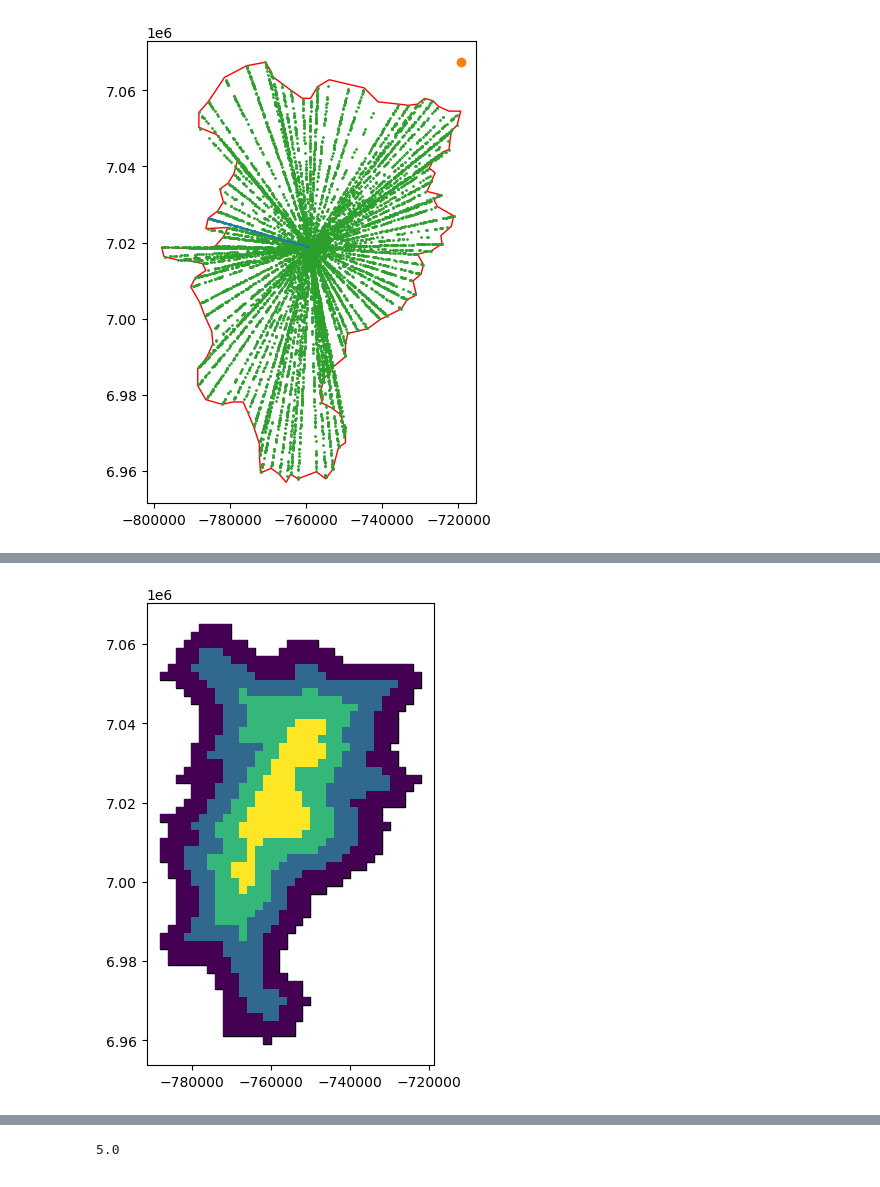
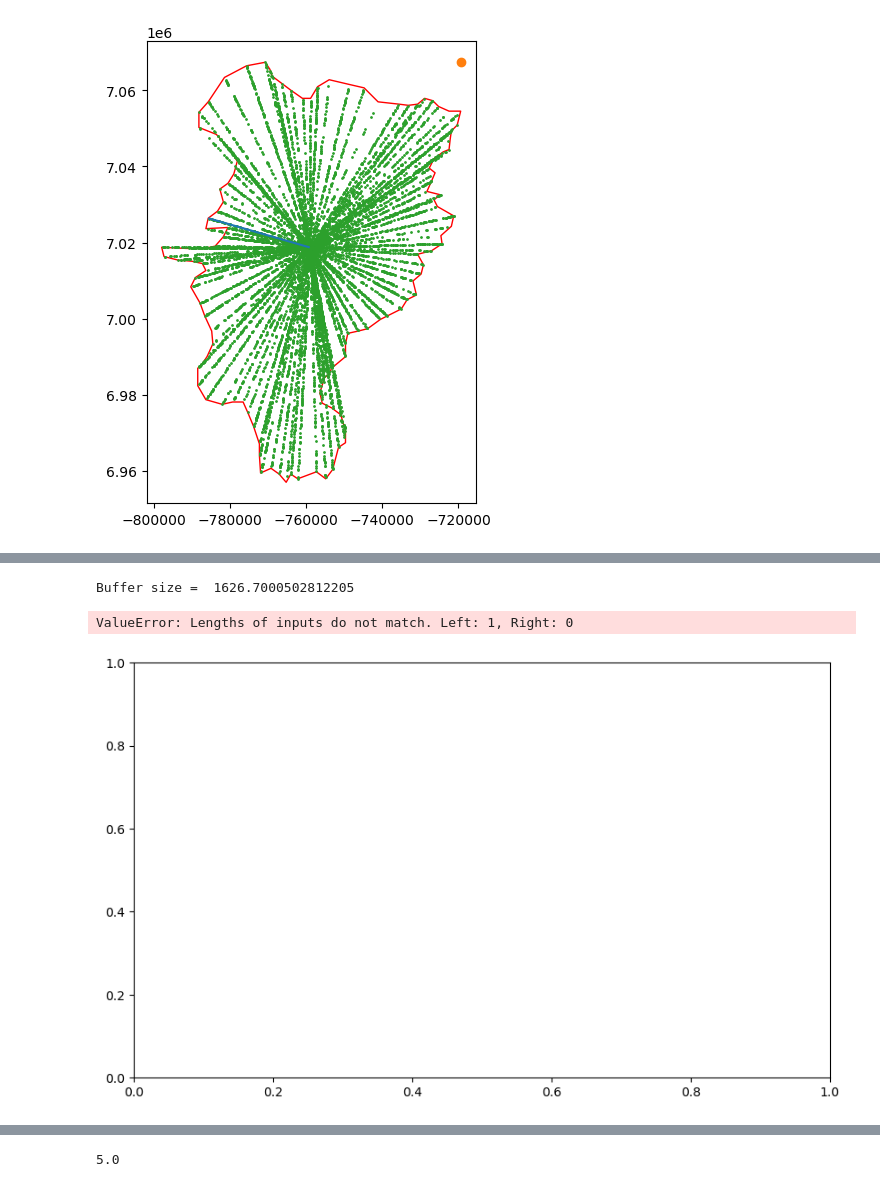
Before and after one commit to paddeaux/radian, a Jupyter notebook: radian_testing.ipynb, the cells around one changed output, grey strips where cells are left out. Drawn from its saved outputs; the diff is of its cells as text; code cells hidden in the pictures.

```diff
--- a/radian_testing.ipynb
+++ b/radian_testing.ipynb
@@ -390,5 +390,5 @@ poly_4_wkt = 'Polygon ((22.11315279161000547 -25.09231820047121886, 21.627181749
 polygon_4 = shapely.wkt.loads(poly_4_wkt)
-poly_kildare = gpd.read_file("scenarios/kildare/kildare.geojson")['geometry'][0]
+poly_kildare = gpd.read_file("scenarios/glasgow/2579.geojson")#['geometry'][0]
 
 to_triangles(poly_kildare)
 # %% [output]
@@ -420,6 +419,17 @@ def create_raster_grid(file_dir='scenarios/kildare/kildare.geojson',size_in_km=1
 
     # Get minX, minY, maxX, maxY
     minX, minY, maxX, maxY = total_bounds
+
+    # Determine size of buffer
+    poly_width = maxX-minX
+    poly_height = maxY-minY
+
+    if poly_width > poly_height:
+        buffer_size = poly_width/22
+    else:
+        buffer_size = poly_height/22
+
+    print("Buffer size = ", buffer_size)
 
     # Create a fishnet
     x, y = (minX, minY)
@@ -453,13 +463,13 @@ def create_raster_grid(file_dir='scenarios/kildare/kildare.geojson',size_in_km=1
         fishnet_dist.to_file(f"scenarios/kildare/fishnet_distances.geojson")
 
 
-    poly_buffer1 =  poly.buffer(-5000, join_style=2)
+    poly_buffer1 =  poly.buffer(-buffer_size, join_style=2)
     buffer1 = poly_buffer1.contains(poly_raster)
 
-    poly_buffer2 =  poly_buffer1.buffer(-5000, join_style=2)
+    poly_buffer2 =  poly_buffer1.buffer(-buffer_size, join_style=2)
     buffer2 = poly_buffer2.contains(poly_raster)
 
-    poly_buffer3 =  poly_buffer2.buffer(-5000, join_style=2)
+    poly_buffer3 =  poly_buffer2.buffer(-buffer_size, join_style=2)
     buffer3 = poly_buffer3.contains(poly_raster)
 
     raster_A = poly_raster[(buffer1==False) & (buffer2==False) & (buffer3==False)]
@@ -473,12 +483,12 @@ def create_raster_grid(file_dir='scenarios/kildare/kildare.geojson',size_in_km=1
     if plot:
         fig, ax = plt.subplots(figsize=(10,15))
 
-        #gdf.plot(ax=ax)
-        #fishnet_dist.plot(ax=ax, facecolor='none', edgecolor='black')
-        #gdf_buffers.plot(ax=ax, facecolor='none', edgecolor='green')
+        gdf.plot(ax=ax)
+        fishnet_dist.plot(ax=ax, facecolor='none', edgecolor='black')
+        gdf_buffers.plot(ax=ax, facecolor='none', edgecolor='green')
         raster_A.plot(ax=ax, facecolor='green', edgecolor='black')
-        #raster_B.plot(ax=ax, facecolor='pink', edgecolor='black')
-        #raster_C.plot(ax=ax, facecolor='orange', edgecolor='black')
+        raster_B.plot(ax=ax, facecolor='pink', edgecolor='black')
+        raster_C.plot(ax=ax, facecolor='orange', edgecolor='black')
         #raster_D.plot(ax=ax, facecolor='red', edgecolor='black')
 
         plt.show()
@@ -494,34 +504,34 @@ def create_raster_grid(file_dir='scenarios/kildare/kildare.geojson',size_in_km=1
 
     return gdf_rasters
 # %%
-def raster_examples(file_dir='scenarios/kildare/kildare.geojson', size=2):
+def raster_examples(file_dir='scenarios/glasgow/2579.geojson', size=2):
     fig, ax = plt.subplots(1, figsize=(10,6))
 
     current_grid = create_raster_grid(file_dir, size_in_km=size, plot=False)
-    current_grid.plot(ax=ax, cmap='viridis')
-
 
     gdf1 = gpd.GeoDataFrame(geometry=gpd.GeoSeries(current_grid.loc[1]))
     gdf2 = gpd.GeoDataFrame(geometry=gpd.GeoSeries(current_grid.loc[2]))
     gdf3 = gpd.GeoDataFrame(geometry=gpd.GeoSeries(current_grid.loc[3]))
 
 
     join_1 = gdf1.sjoin(gdf2, how='inner')
     join_2 = gdf2.sjoin(gdf3, how='inner')
 
     diff_one = join_1.difference(join_2, align=False)
 
     gpd.GeoSeries(current_grid.loc[0]).plot(ax=ax, facecolor='red', edgecolor='black')
     join_1.plot(ax=ax, facecolor='blue', edgecolor='black')
     join_2.plot(ax=ax, facecolor='green', edgecolor='black')
     diff_one.plot(ax=ax, facecolor='yellow', edgecolor='black')
     current_grid.plot(ax=ax, cmap='viridis')
 
     plt.show()
 
-raster_examples()
+raster_examples('scenarios/glasgow/2579.geojson')
 # %% [output]
+Buffer size =  1626.7000502812205
+ValueError: Lengths of inputs do not match. Left: 1, Right: 0
-[figure, old version]
+[figure, new version]
 # %%
 import random
 from shapely.geometry import Point
```
Also changed, not shown: parts of 3 cells of this notebook.
